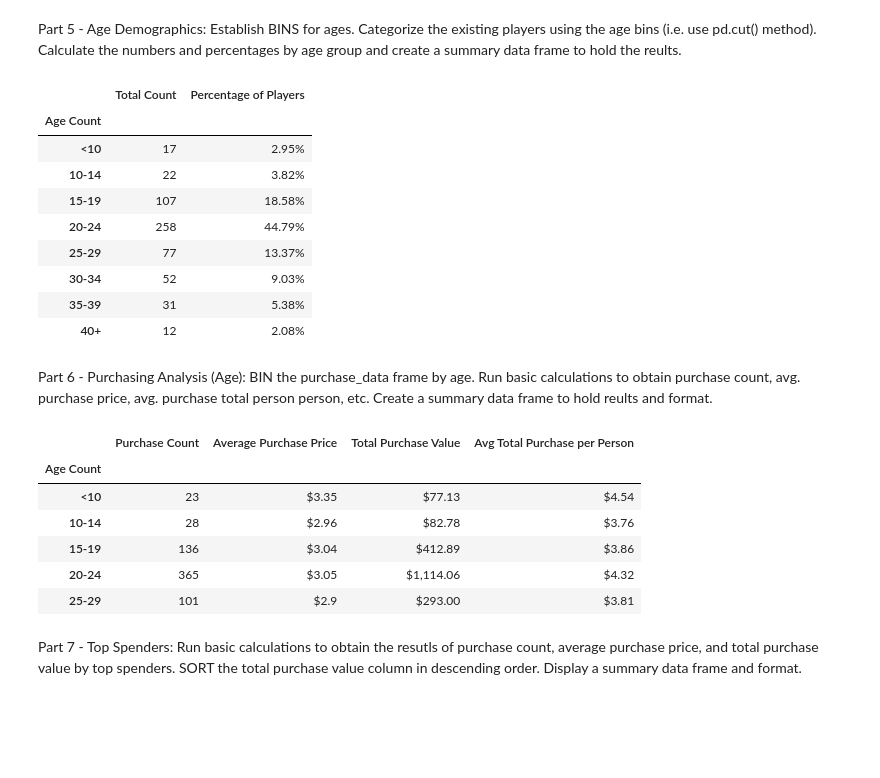
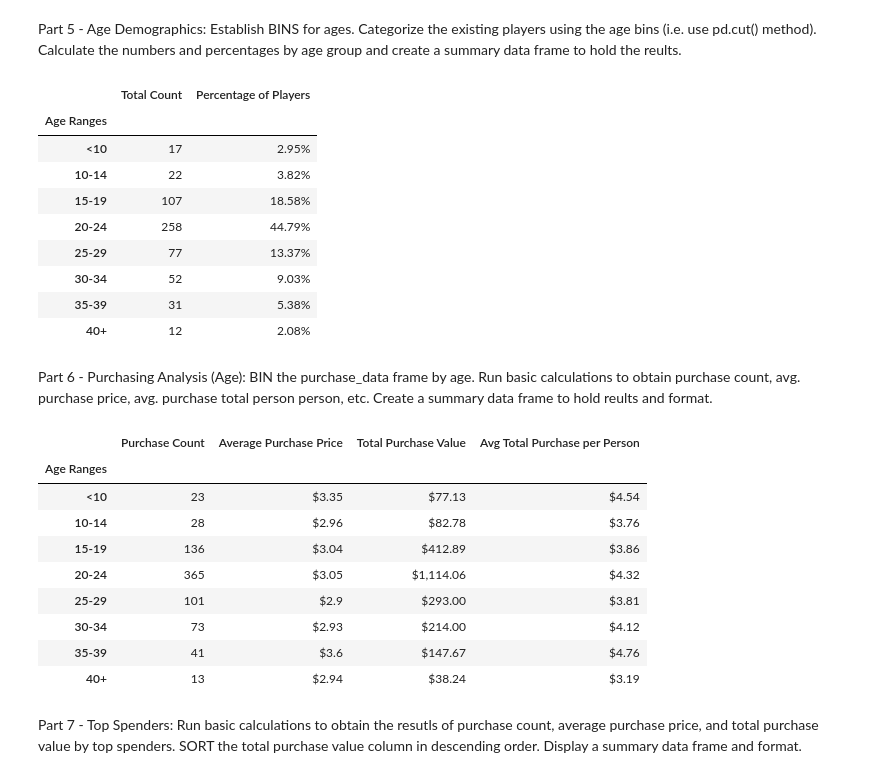
Before and after one commit to jrosedavis/Pandas-Challenge, a Jupyter notebook: HeroesOfPymoli/main JNB.ipynb, the cells around one changed output. Saved outputs shown, nothing was run; the diff lists cells and outputs as text; code cells hidden in the pictures; blank space fills up the shorter version.

```diff
--- a/HeroesOfPymoli/main JNB.ipynb
+++ b/HeroesOfPymoli/main JNB.ipynb
@@ -195,3 +196,4 @@ bins = [0, 9.9, 14.9, 19.9, 24.9, 29.9, 34.9, 39.9, 200]
 group_names = ["<10", "10-14",  "15-19", "20-24", "25-29", "30-34", "35-39", "40+"]
 # %%
-purchase_data["Age Count"] = pd.cut(purchase_data["Age"], bins, labels=group_names, include_lowest=True)
+#Use pd.cut() method
+purchase_data["Age Ranges"] = pd.cut(purchase_data["Age"], bins, labels=group_names, include_lowest=True)
@@ -201,0 +200,3 @@ age_total_count = group_age["SN"].nunique()
+# %%
+#Use groupby method
+group_age = purchase_data.groupby("Age Ranges")
@@ -214,7 +218,7 @@ agedem_df['Percentage of Players'] = agedem_df['Percentage of Players'].map('{:,
 agedem_df
 # %% [output]
 |  | Total Count | Percentage of Players |
-| Age Count |  |  |
+| Age Ranges |  |  |
 | <10 | 17 | 2.95% |
 | 10-14 | 22 | 3.82% |
 | 15-19 | 107 | 18.58% |
@@ -246,27 +250,30 @@ avg_ppp3 = (group_age["Price"].sum() / age_total_count)
 # %%
 #Display the summary in a data frame and format
 dict_sum1 = {
     'Purchase Count': purch_count,
     'Average Purchase Price': avg_pprice,
     'Total Purchase Value': total_pv,
     'Avg Total Purchase per Person': avg_ppp3}
 summary_df5 = pd.DataFrame(dict_sum1)
 summary_df5.head()
 
 # #Apply formatting
 summary_df5['Average Purchase Price'] = summary_df5['Average Purchase Price'].map('${:.3}'.format)
 summary_df5['Total Purchase Value'] = summary_df5['Total Purchase Value'].map('${:,.2f}'.format)
 summary_df5['Avg Total Purchase per Person'] = summary_df5['Avg Total Purchase per Person'].map('${:.3}'.format)
 
-summary_df5.head()
+summary_df5
 # %% [output]
 |  | Purchase Count | Average Purchase Price | Total Purchase Value | Avg Total Purchase per Person |
-| Age Count |  |  |  |  |
+| Age Ranges |  |  |  |  |
 | <10 | 23 | $3.35 | $77.13 | $4.54 |
 | 10-14 | 28 | $2.96 | $82.78 | $3.76 |
 | 15-19 | 136 | $3.04 | $412.89 | $3.86 |
 | 20-24 | 365 | $3.05 | $1,114.06 | $4.32 |
 | 25-29 | 101 | $2.9 | $293.00 | $3.81 |
+| 30-34 | 73 | $2.93 | $214.00 | $4.12 |
+| 35-39 | 41 | $3.6 | $147.67 | $4.76 |
+| 40+ | 13 | $2.94 | $38.24 | $3.19 |
 # %% [markdown]
 Part 7 - Top Spenders: Run basic calculations to obtain the resutls of purchase count, average purchase price, and total purchase value by top spenders. SORT the total purchase value column in descending order. Display a summary data frame and format.
 # %%
```
Also changed, not shown: parts of 19 cells of this notebook.
